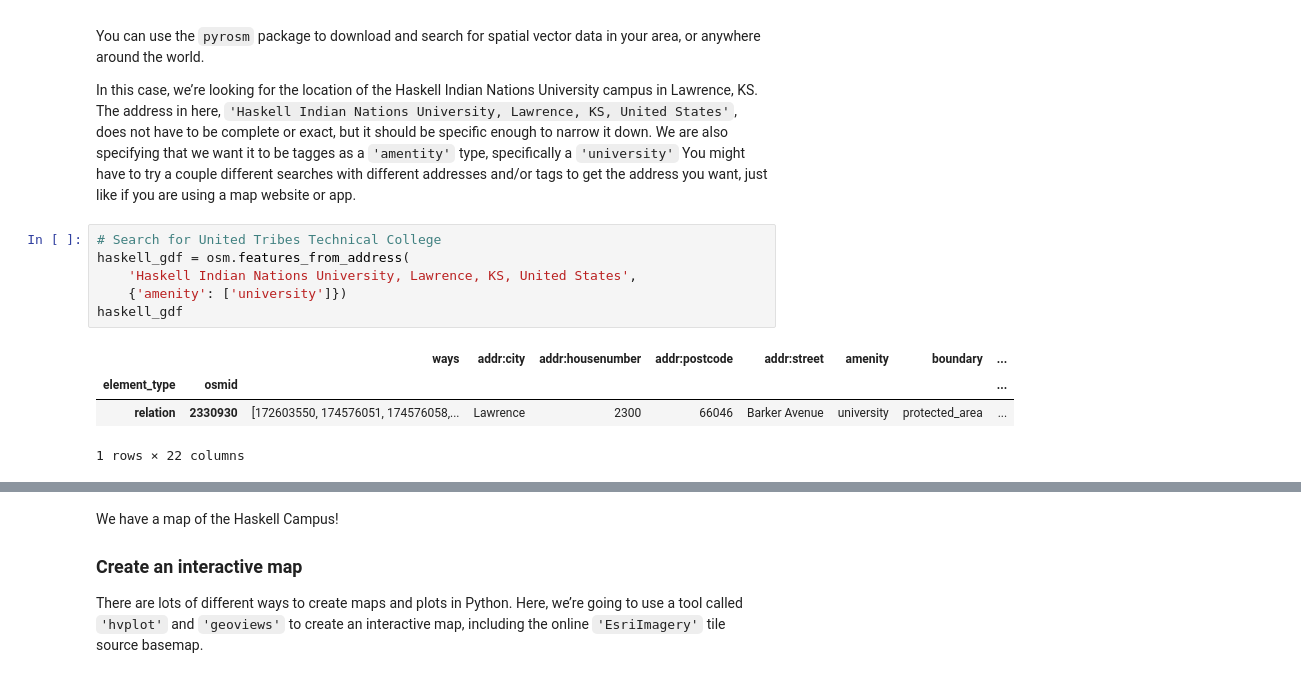
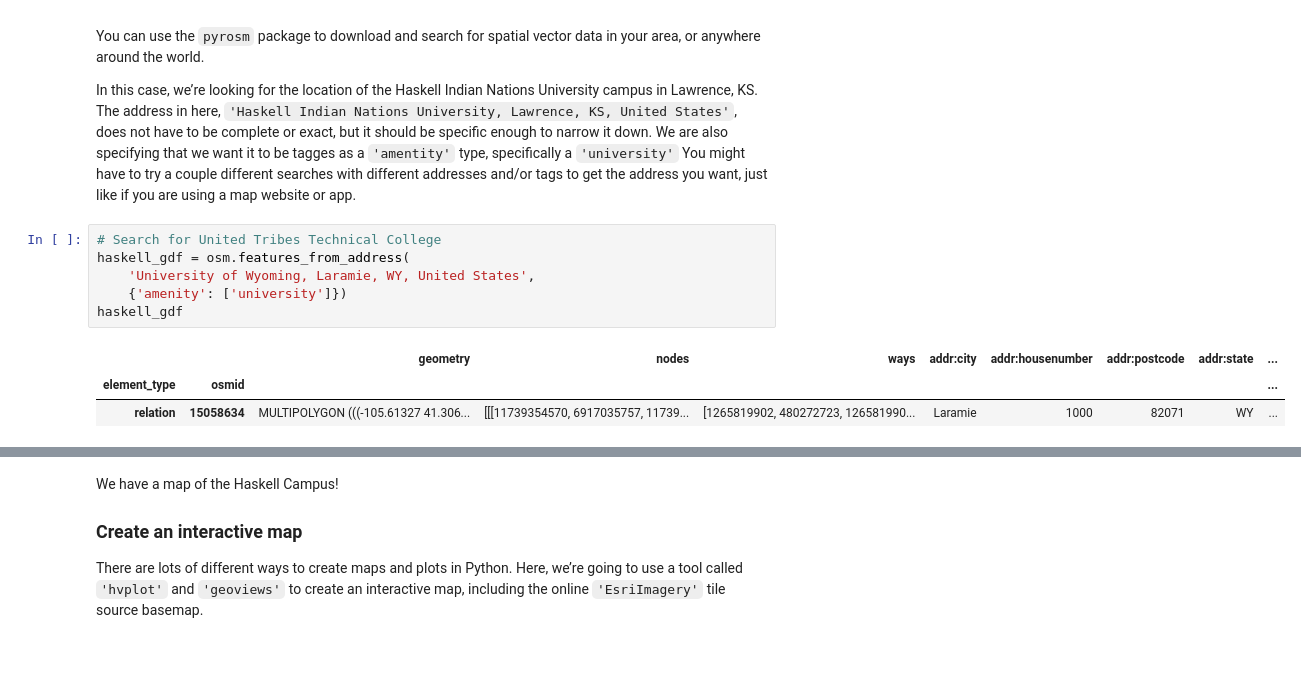
Before and after one commit to yenyi-wu/map, a Jupyter notebook: first-map.ipynb, the cells around one changed output, grey strips where cells are left out. Drawn from its saved outputs; the diff is of its cells as text.

Commit message:
University of Wyoming map

```diff
--- a/first-map.ipynb
+++ b/first-map.ipynb
@@ -50,13 +50,12 @@ the address you want, just like if you are using a map website or app.
 # %%
 # Search for United Tribes Technical College
 haskell_gdf = osm.features_from_address(
-    'Haskell Indian Nations University, Lawrence, KS, United States',
+    'University of Wyoming, Laramie, WY, United States',
     {'amenity': ['university']})
 haskell_gdf
 # %% [output]
-|  |  | ways | addr:city | addr:housenumber | addr:postcode | addr:street | amenity | boundary | ... |
+|  |  | geometry | nodes | ways | addr:city | addr:housenumber | addr:postcode | addr:state | ... |
 | element_type | osmid |  |  |  |  |  |  |  | ... |
-| relation | 2330930 | [172603550, 174576051, 174576058,... | Lawrence | 2300 | 66046 | Barker Avenue | university | protected_area | ... |
+| relation | 15058634 | MULTIPOLYGON (((-105.61327 41.306... | [[[11739354570, 6917035757, 11739... | [1265819902, 480272723, 126581990... | Laramie | 1000 | 82071 | WY | ... |
-1 rows × 22 columns
 # %%
 haskell_gdf.plot()
```
Also changed, not shown: parts of 2 cells of this notebook, 5 other files.
